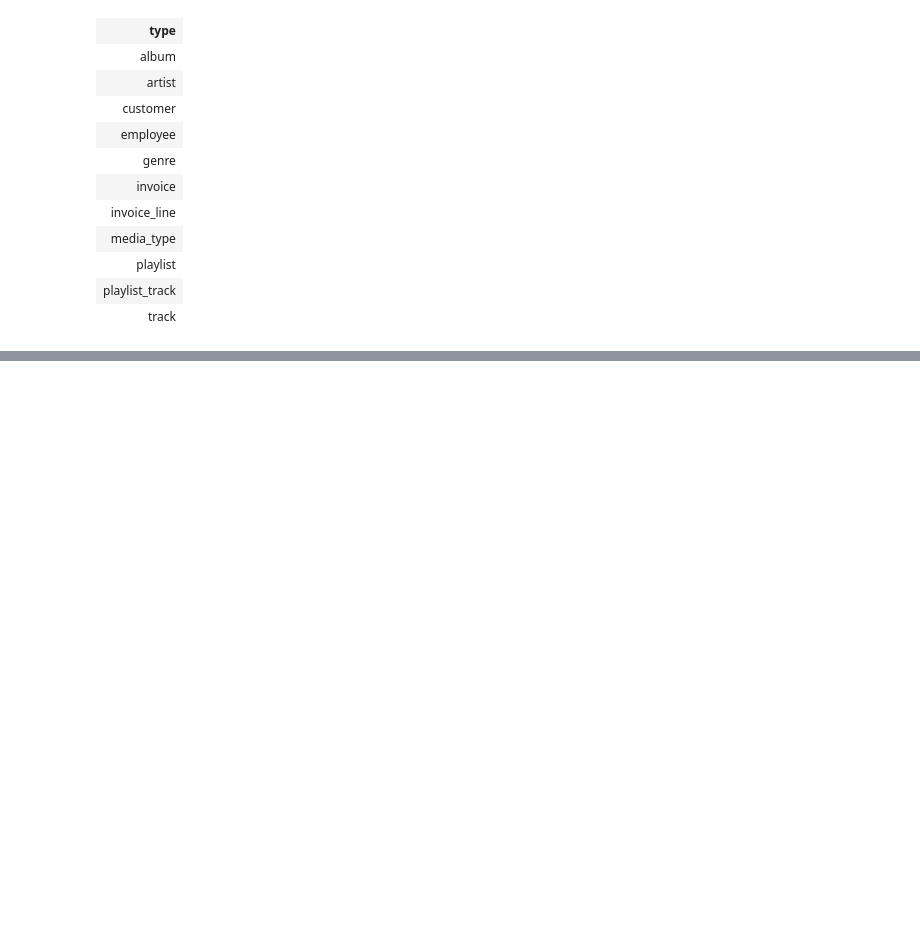
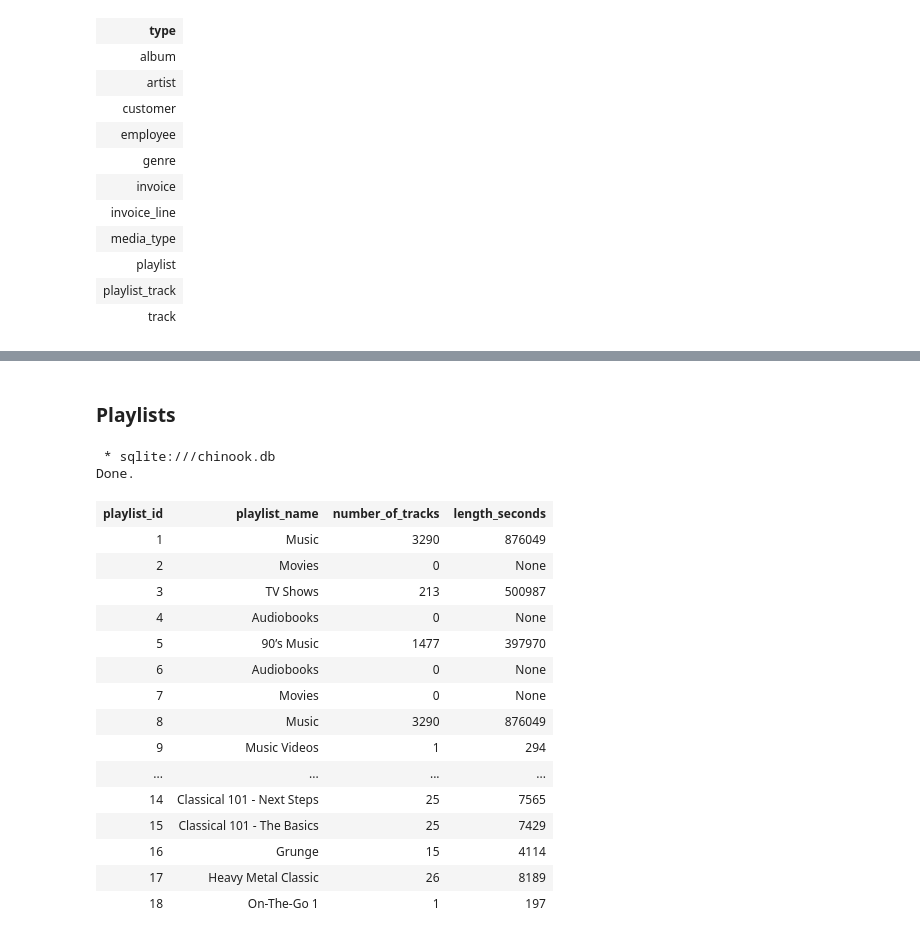
Before and after one commit to susanalista/music-business, a Jupyter notebook: queries.ipynb, the cells around one changed output, grey strips where cells are left out. Saved outputs shown, nothing was run; the diff lists cells and outputs as text; code cells hidden in the pictures; blank space fills up the shorter version.

```diff
--- a/queries.ipynb
+++ b/queries.ipynb
@@ -36,0 +120,42 @@ SELECT
+# %% [markdown]
+### Playlists
+# %%
+%%sql
+
+WITH data_playlist AS
+    (
+     SELECT p.playlist_id,
+            p.name AS playlist_name,
+            t.name AS track_name,
+            (t.milliseconds / 1000) AS length_seconds
+     FROM playlist AS p
+     LEFT JOIN playlist_track AS pt ON pt.playlist_id = p.playlist_id
+     LEFT JOIN track AS t ON t.track_id = pt.track_id
+     )
+
+SELECT playlist_id,
+       playlist_name,
+       COUNT(track_name) AS number_of_tracks,
+       SUM (length_seconds) AS length_seconds
+FROM data_playlist
+GROUP BY 1, 2
+ORDER BY 1 ASC;
+# %% [output]
+ * sqlite:///chinook.db
+Done.
+| playlist_id | playlist_name | number_of_tracks | length_seconds |
+| 1 | Music | 3290 | 876049 |
+| 2 | Movies | 0 | None |
+| 3 | TV Shows | 213 | 500987 |
+| 4 | Audiobooks | 0 | None |
+| 5 | 90’s Music | 1477 | 397970 |
+| 6 | Audiobooks | 0 | None |
+| 7 | Movies | 0 | None |
+| 8 | Music | 3290 | 876049 |
+| 9 | Music Videos | 1 | 294 |
+| ... | ... | ... | ... |
+| 14 | Classical 101 - Next Steps | 25 | 7565 |
+| 15 | Classical 101 - The Basics | 25 | 7429 |
+| 16 | Grunge | 15 | 4114 |
+| 17 | Heavy Metal Classic | 26 | 8189 |
+| 18 | On-The-Go 1 | 1 | 197 |
```
Also changed, not shown: parts of 17 cells of this notebook.
